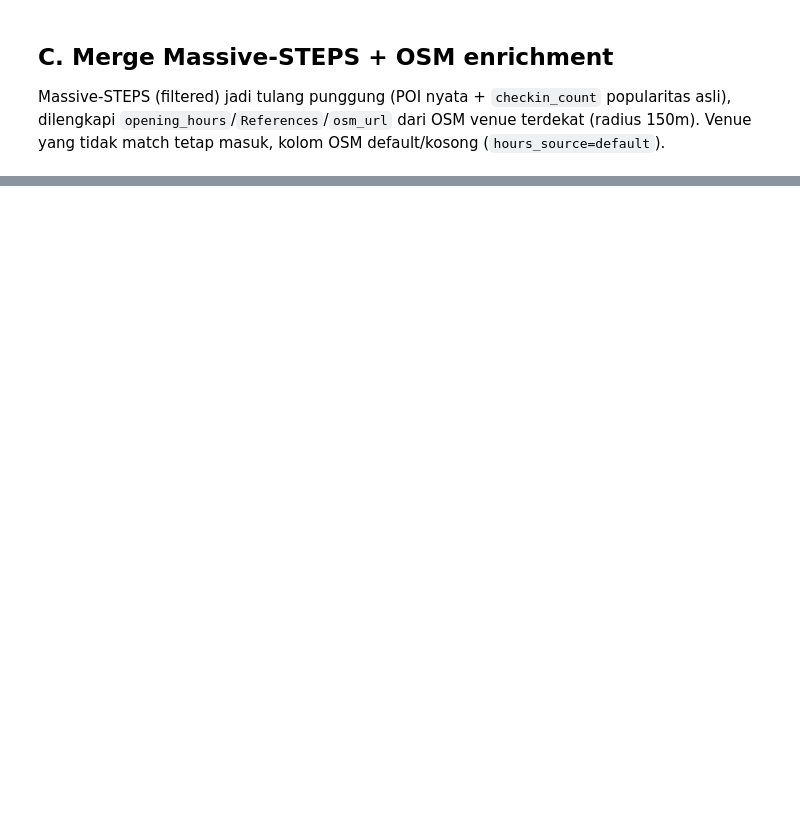
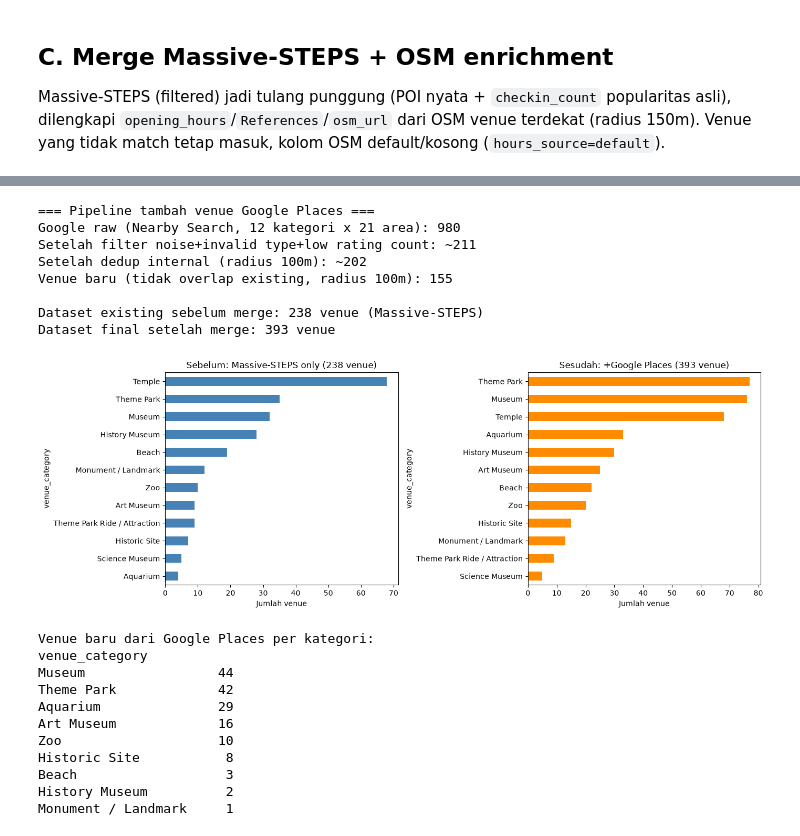
Before and after one commit to Hazjel/sistem-rekomendasi-destinasi-wisata-jakarta, a Jupyter notebook: docs/notebooks/03_data_processing.ipynb, the cells around one changed output, grey strips where cells are left out. Saved outputs shown, nothing was run; the diff lists cells and outputs as text; code cells hidden in the pictures; blank space fills up the shorter version.

```diff
--- a/docs/notebooks/03_data_processing.ipynb
+++ b/docs/notebooks/03_data_processing.ipynb
@@ -152,0 +286,61 @@ plt.show()
+# %%
+google_raw = pd.read_csv("../../data/raw/venues_google_raw.csv")
+final = pd.read_csv("../../data/processed/merged_venues_enriched.csv")
+
+# Statistik pipeline Google Places
+n_google_raw = len(google_raw)
+n_existing_before = 238
+n_google_new = len(final) - n_existing_before
+
+print("=== Pipeline tambah venue Google Places ===")
+print(f"Google raw (Nearby Search, 12 kategori x 21 area): {n_google_raw}")
+print(f"Setelah filter noise+invalid type+low rating count: ~211")
+print(f"Setelah dedup internal (radius 100m): ~202")
+print(f"Venue baru (tidak overlap existing, radius 100m): {n_google_new}")
+print()
+print(f"Dataset existing sebelum merge: {n_existing_before} venue (Massive-STEPS)")
+print(f"Dataset final setelah merge: {len(final)} venue")
+print()
+
+# Distribusi kategori final
+fig, axes = plt.subplots(1, 2, figsize=(14, 5))
+
+# Sebelum (Massive-STEPS only, 238 venue)
+steps_only_cats = final[~final["venue_id"].astype(str).str.startswith("google_")]["venue_category"].value_counts()
+google_only_cats = final[final["venue_id"].astype(str).str.startswith("google_")]["venue_category"].value_counts()
+
+steps_only_cats.plot(kind="barh", ax=axes[0], color="steelblue",
+                     title=f"Sebelum: Massive-STEPS only ({n_existing_before} venue)")
+axes[0].invert_yaxis()
+axes[0].set_xlabel("Jumlah venue")
+
+final["venue_category"].value_counts().plot(kind="barh", ax=axes[1], color="darkorange",
+                                             title=f"Sesudah: +Google Places ({len(final)} venue)")
+axes[1].invert_yaxis()
+axes[1].set_xlabel("Jumlah venue")
+plt.tight_layout()
+plt.show()
+
+print("\nVenue baru dari Google Places per kategori:")
+print(google_only_cats.to_string())
+# %% [output]
+=== Pipeline tambah venue Google Places ===
+Google raw (Nearby Search, 12 kategori x 21 area): 980
+Setelah filter noise+invalid type+low rating count: ~211
+Setelah dedup internal (radius 100m): ~202
+Venue baru (tidak overlap existing, radius 100m): 155
+
+Dataset existing sebelum merge: 238 venue (Massive-STEPS)
+Dataset final setelah merge: 393 venue
+[figure, added]
+Venue baru dari Google Places per kategori:
+venue_category
+Museum                 44
+Theme Park             42
+Aquarium               29
+Art Museum             16
+Zoo                    10
+Historic Site           8
+Beach                   3
+History Museum          2
+Monument / Landmark     1
```
Also changed, not shown: parts of 14 cells of this notebook, 4 other files.
